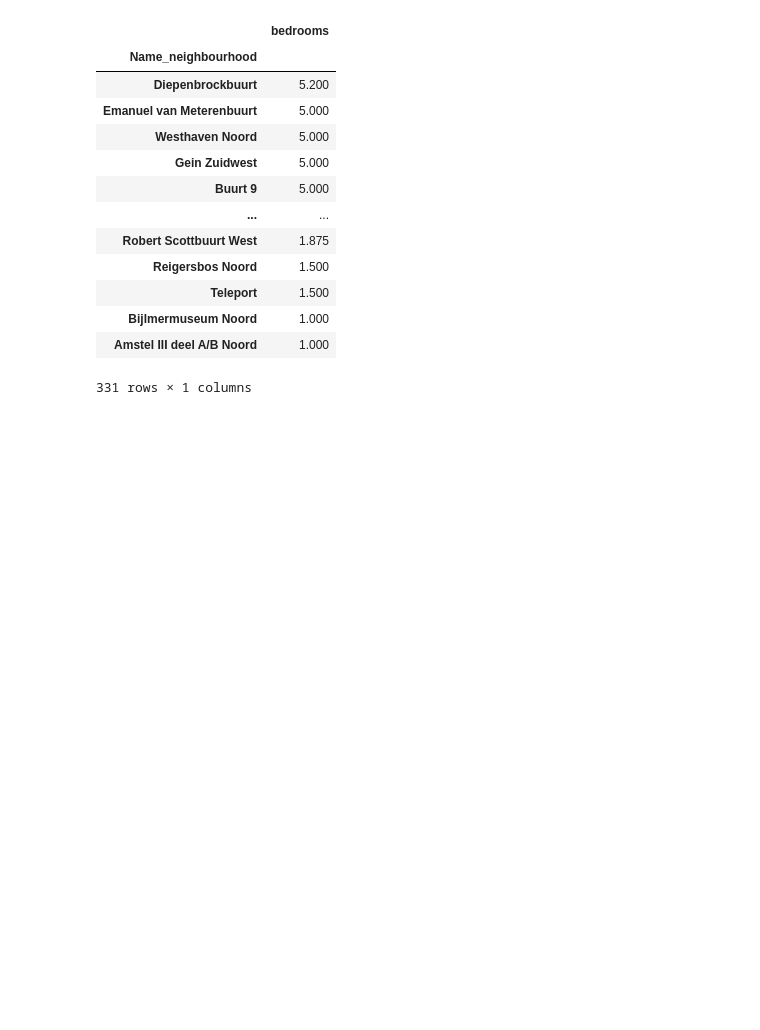
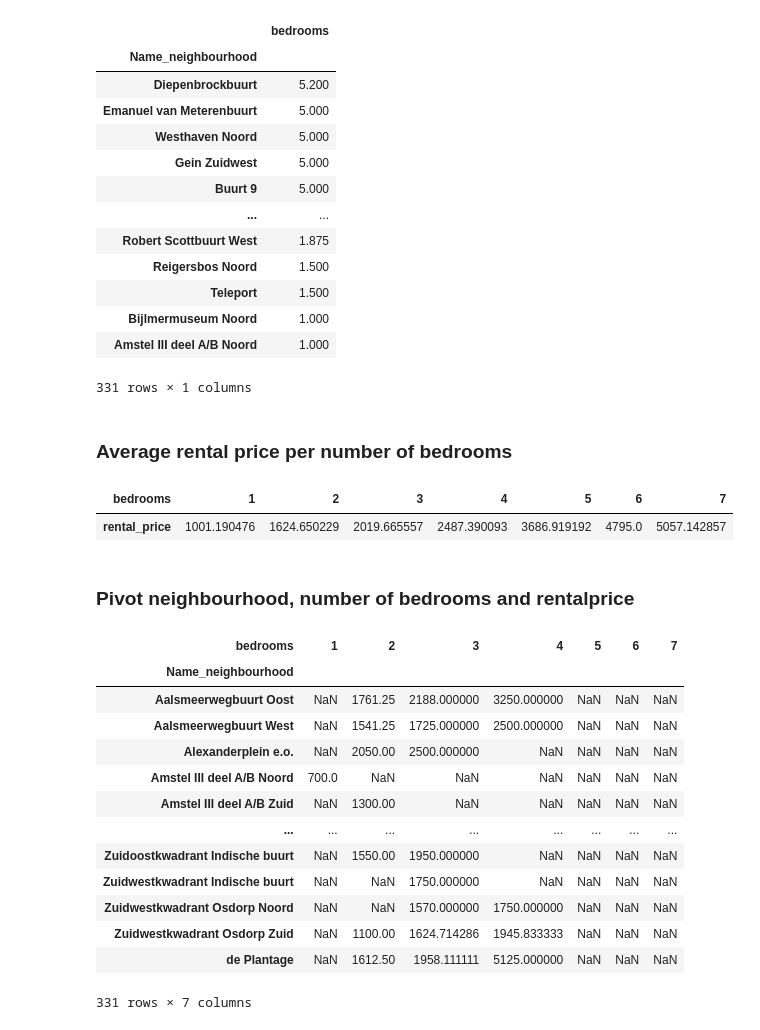
Before and after one commit to alinedintino/Project_2_Amsterdam_dataptams2020, a Jupyter notebook: your-project/Analysis_Rianne_clean.ipynb, the cells around one changed output. Drawn from its saved outputs; the diff is of its cells as text; code cells hidden in the pictures; blank space fills up the shorter version.

```diff
--- a/your-project/Analysis_Rianne_clean.ipynb
+++ b/your-project/Analysis_Rianne_clean.ipynb
@@ -192,3 +194,31 @@ adam_bed_mean.sort_values('bedrooms', ascending=False)
 | Bijlmermuseum Noord | 1.000 |
 | Amstel III deel A/B Noord | 1.000 |
 331 rows × 1 columns
+# %% [markdown]
+### Average rental price per number of bedrooms
+# %%
+avgprices_bedrooms = adam_postalcodes[['Name_neighbourhood','bedrooms', 'rental_price']].groupby('bedrooms').mean()
+avgprices_bedrooms.transpose()
+# %% [output]
+| bedrooms | 1 | 2 | 3 | 4 | 5 | 6 | 7 |
+| rental_price | 1001.190476 | 1624.650229 | 2019.665557 | 2487.390093 | 3686.919192 | 4795.0 | 5057.142857 |
+# %% [markdown]
+### Pivot neighbourhood, number of bedrooms and rentalprice
+# %%
+pivot = pd.pivot_table(adam_postalcodes, values='rental_price', index='Name_neighbourhood', columns='bedrooms', aggfunc=np.mean)
+pivot
+# %% [output]
+| bedrooms | 1 | 2 | 3 | 4 | 5 | 6 | 7 |
+| Name_neighbourhood |  |  |  |  |  |  |  |
+| Aalsmeerwegbuurt Oost | NaN | 1761.25 | 2188.000000 | 3250.000000 | NaN | NaN | NaN |
+| Aalsmeerwegbuurt West | NaN | 1541.25 | 1725.000000 | 2500.000000 | NaN | NaN | NaN |
+| Alexanderplein e.o. | NaN | 2050.00 | 2500.000000 | NaN | NaN | NaN | NaN |
+| Amstel III deel A/B Noord | 700.0 | NaN | NaN | NaN | NaN | NaN | NaN |
+| Amstel III deel A/B Zuid | NaN | 1300.00 | NaN | NaN | NaN | NaN | NaN |
+| ... | ... | ... | ... | ... | ... | ... | ... |
+| Zuidoostkwadrant Indische buurt | NaN | 1550.00 | 1950.000000 | NaN | NaN | NaN | NaN |
+| Zuidwestkwadrant Indische buurt | NaN | NaN | 1750.000000 | NaN | NaN | NaN | NaN |
+| Zuidwestkwadrant Osdorp Noord | NaN | NaN | 1570.000000 | 1750.000000 | NaN | NaN | NaN |
+| Zuidwestkwadrant Osdorp Zuid | NaN | 1100.00 | 1624.714286 | 1945.833333 | NaN | NaN | NaN |
+| de Plantage | NaN | 1612.50 | 1958.111111 | 5125.000000 | NaN | NaN | NaN |
+331 rows × 7 columns
```
Also changed, not shown: parts of 6 cells of this notebook.
